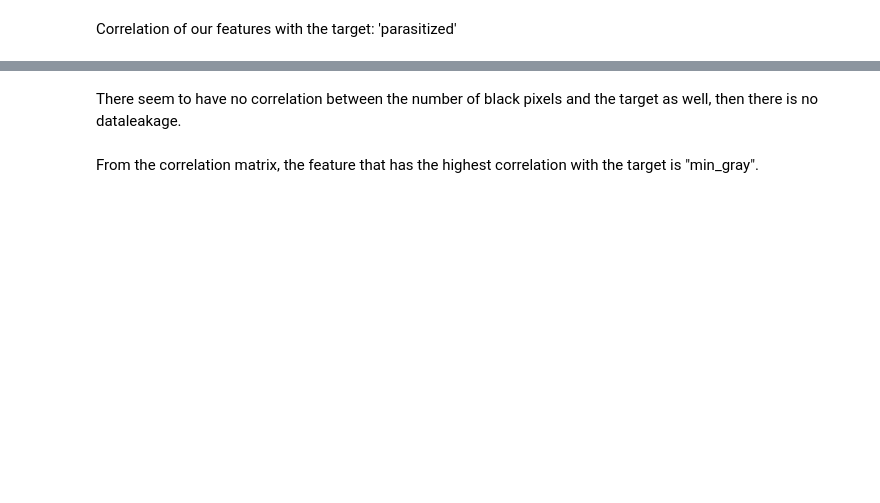
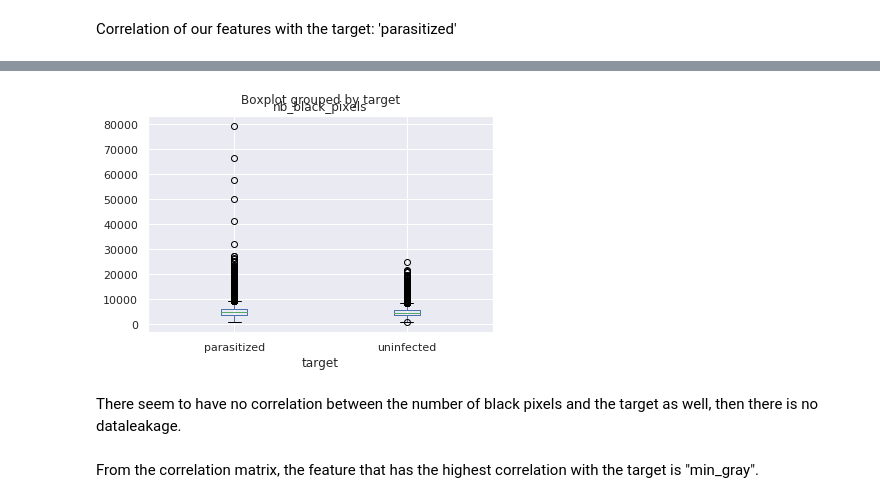
Before and after one commit to charlottetrupin/malaria, a Jupyter notebook: starting_kit/README_{preprocessing}.ipynb, the cells around one changed output, grey strips where cells are left out. Cells and saved outputs as stored; diff of their text form; code cells hidden in the pictures; blank space fills up the shorter version.

```diff
--- a/starting_kit/README_{preprocessing}.ipynb
+++ b/starting_kit/README_{preprocessing}.ipynb
@@ -236,5 +234,7 @@ ax = sns.heatmap(df_n.corr().abs().sort_values(['parasitized'], ascending=[0])["
 # %%
-#boxplot = data.boxplot(column=['nb_black_pixels'], by='target', )
+boxplot = data.boxplot(column=['nb_black_pixels'], by='target', )
+# %% [output]
+[figure, added]
 # %% [markdown]
 There seem to have no correlation between the number of black pixels and the target as well, then there is no dataleakage.
 # %% [markdown]
```
Also changed, not shown: parts of 25 cells of this notebook.
